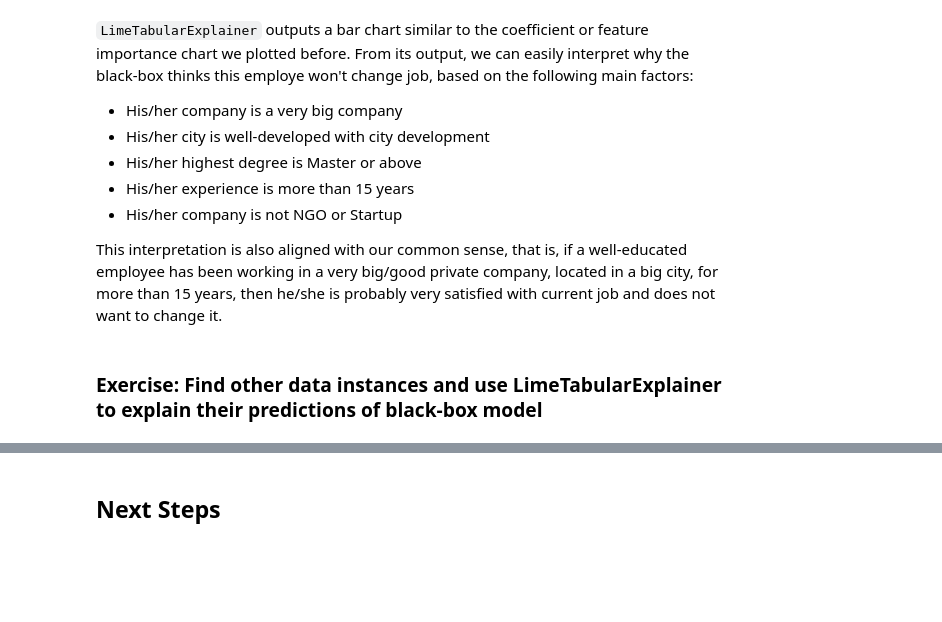
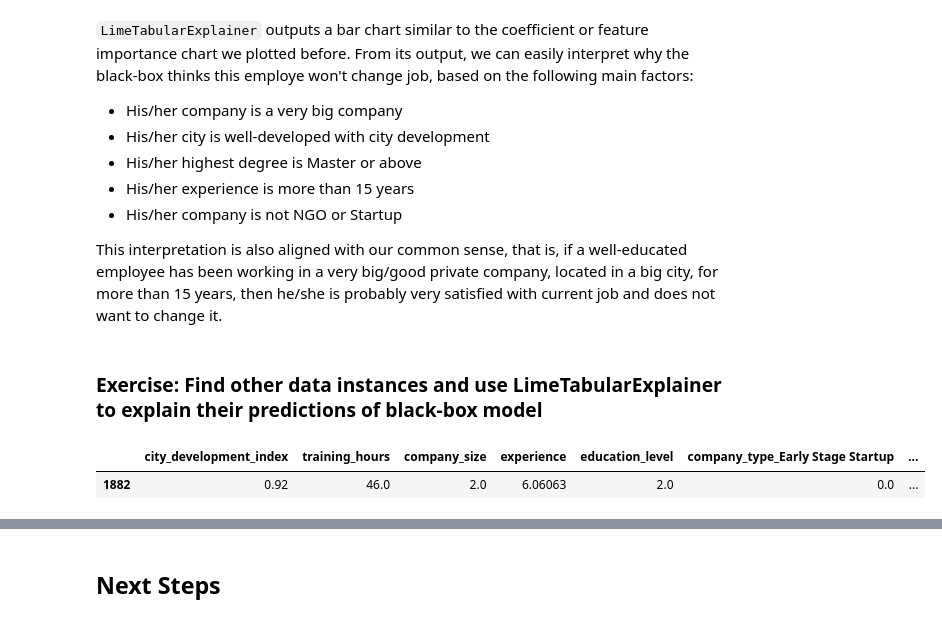
Before and after one commit to MassGH2023/Supervised-Machine-Learning-Classification, a Jupyter notebook: model_explanations.ipynb, the cells around one changed output, grey strips where cells are left out. Saved outputs shown, nothing was run; the diff lists cells and outputs as text; code cells hidden in the pictures; blank space fills up the shorter version.

```diff
--- a/model_explanations.ipynb
+++ b/model_explanations.ipynb
@@ -518,3 +564,7 @@ This interpretation is also aligned with our common sense, that is, if a well-ed
 ### Exercise: Find other data instances and use LimeTabularExplainer to explain their predictions of black-box model
 # %%
 # Update instance_index, and rerun the explainer.explain_instance() method
+X_test.iloc[[25]]
+# %% [output]
+|  | city_development_index | training_hours | company_size | experience | education_level | company_type_Early Stage Startup | ... |
+| 1882 | 0.92 | 46.0 | 2.0 | 6.06063 | 2.0 | 0.0 | ... |
```
Also changed, not shown: parts of 21 cells of this notebook.
